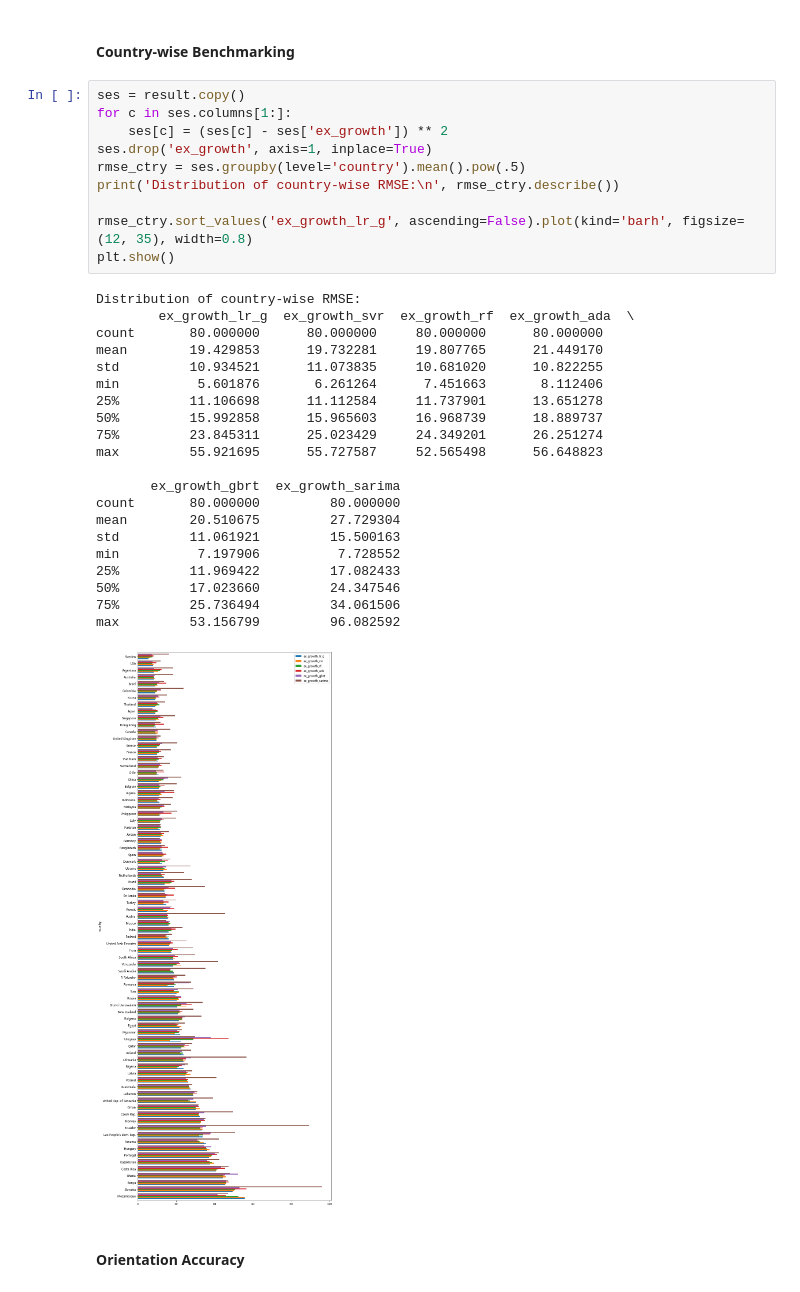
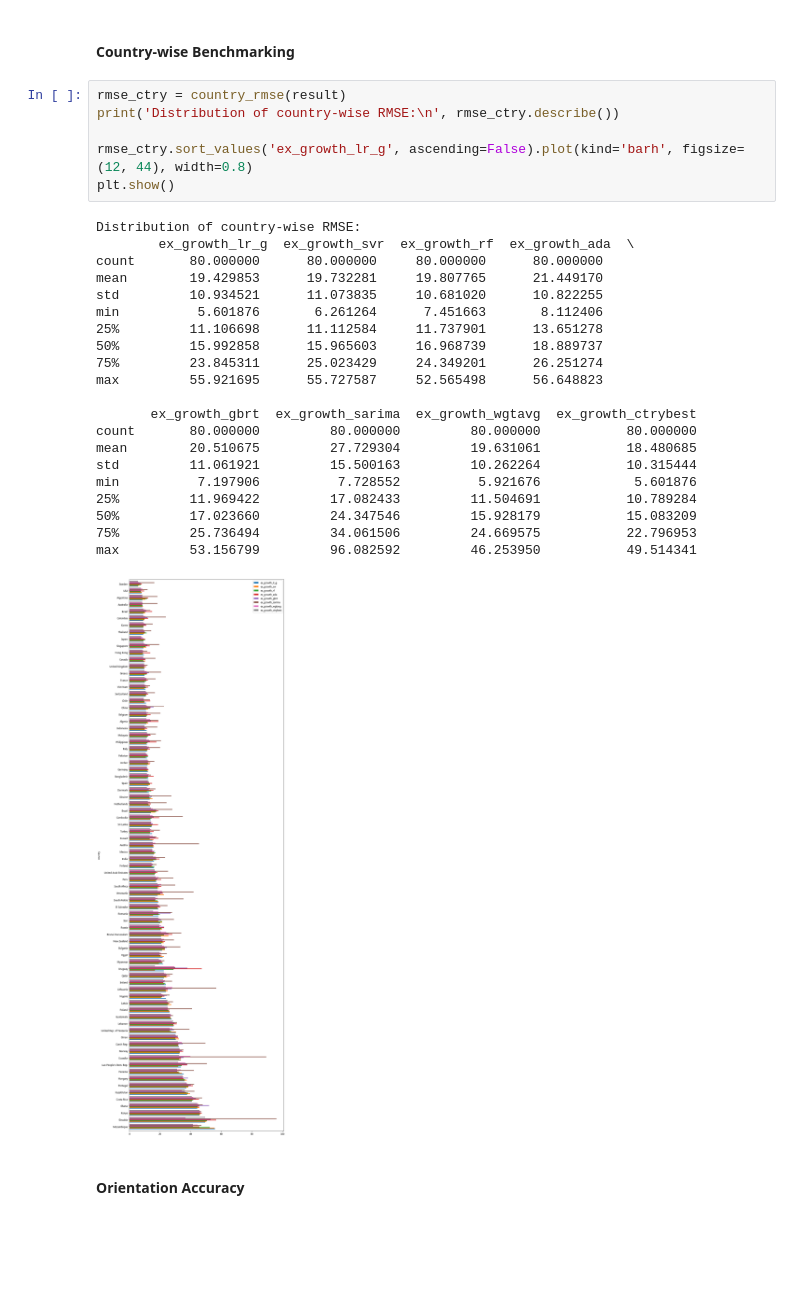
Before and after one commit to lincht/TradeModel, a Jupyter notebook: model/growth_pred.ipynb, the cells around one changed output. Saved outputs shown, nothing was run; the diff lists cells and outputs as text; blank space fills up the shorter version.

Commit message:
Add averaging ensemble and best model per country ensemble

```diff
--- a/model/growth_pred.ipynb
+++ b/model/growth_pred.ipynb
@@ -1357,37 +1426,33 @@ ex_growth_sarima: 31.7402
 # %% [markdown]
 #### Country-wise Benchmarking
 # %%
-ses = result.copy()
-for c in ses.columns[1:]:
-    ses[c] = (ses[c] - ses['ex_growth']) ** 2
-ses.drop('ex_growth', axis=1, inplace=True)
-rmse_ctry = ses.groupby(level='country').mean().pow(.5)
+rmse_ctry = country_rmse(result)
 print('Distribution of country-wise RMSE:\n', rmse_ctry.describe())
 
-rmse_ctry.sort_values('ex_growth_lr_g', ascending=False).plot(kind='barh', figsize=(12, 35), width=0.8)
+rmse_ctry.sort_values('ex_growth_lr_g', ascending=False).plot(kind='barh', figsize=(12, 44), width=0.8)
 plt.show()
 # %% [output]
 Distribution of country-wise RMSE:
         ex_growth_lr_g  ex_growth_svr  ex_growth_rf  ex_growth_ada  \
 count       80.000000      80.000000     80.000000      80.000000
 mean        19.429853      19.732281     19.807765      21.449170
 std         10.934521      11.073835     10.681020      10.822255
 min          5.601876       6.261264      7.451663       8.112406
 25%         11.106698      11.112584     11.737901      13.651278
 50%         15.992858      15.965603     16.968739      18.889737
 75%         23.845311      25.023429     24.349201      26.251274
 max         55.921695      55.727587     52.565498      56.648823
 
-       ex_growth_gbrt  ex_growth_sarima
-count       80.000000         80.000000
-mean        20.510675         27.729304
-std         11.061921         15.500163
-min          7.197906          7.728552
-25%         11.969422         17.082433
-50%         17.023660         24.347546
-75%         25.736494         34.061506
-max         53.156799         96.082592
+       ex_growth_gbrt  ex_growth_sarima  ex_growth_wgtavg  ex_growth_ctrybest
+count       80.000000         80.000000         80.000000           80.000000
+mean        20.510675         27.729304         19.631061           18.480685
+std         11.061921         15.500163         10.262264           10.315444
+min          7.197906          7.728552          5.921676            5.601876
+25%         11.969422         17.082433         11.504691           10.789284
+50%         17.023660         24.347546         15.928179           15.083209
+75%         25.736494         34.061506         24.669575           22.796953
+max         53.156799         96.082592         46.253950           49.514341
-[figure, old version]
+[figure, new version]
 # %% [markdown]
 #### Orientation Accuracy
 # %%
```
Also changed, not shown: parts of 6 cells of this notebook.
